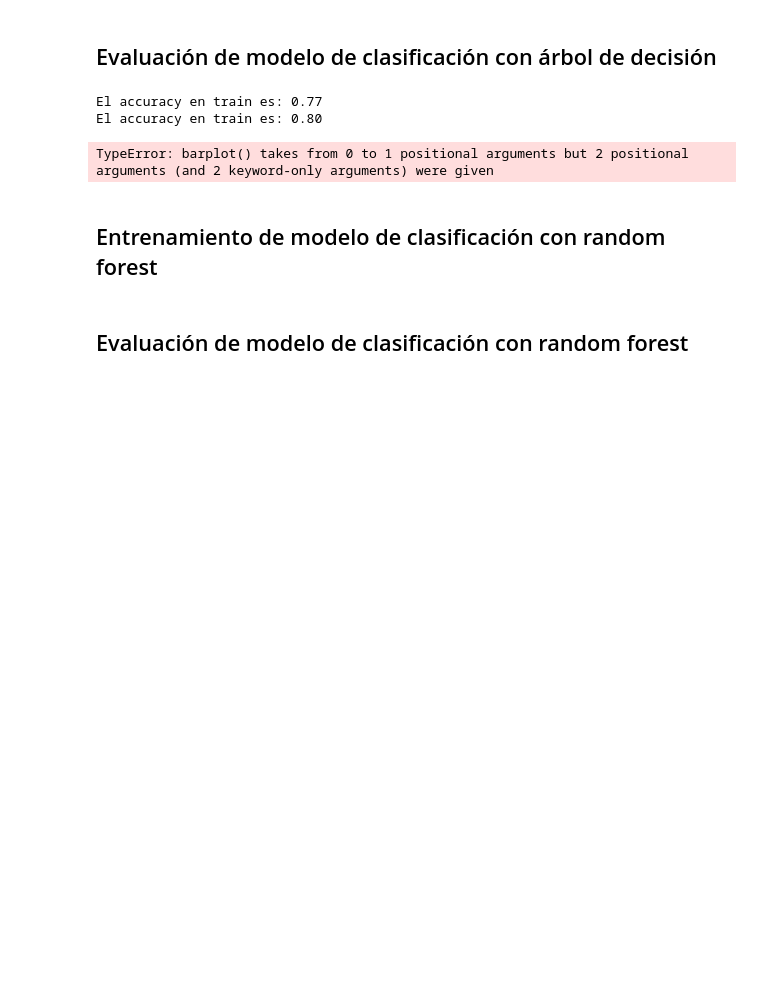
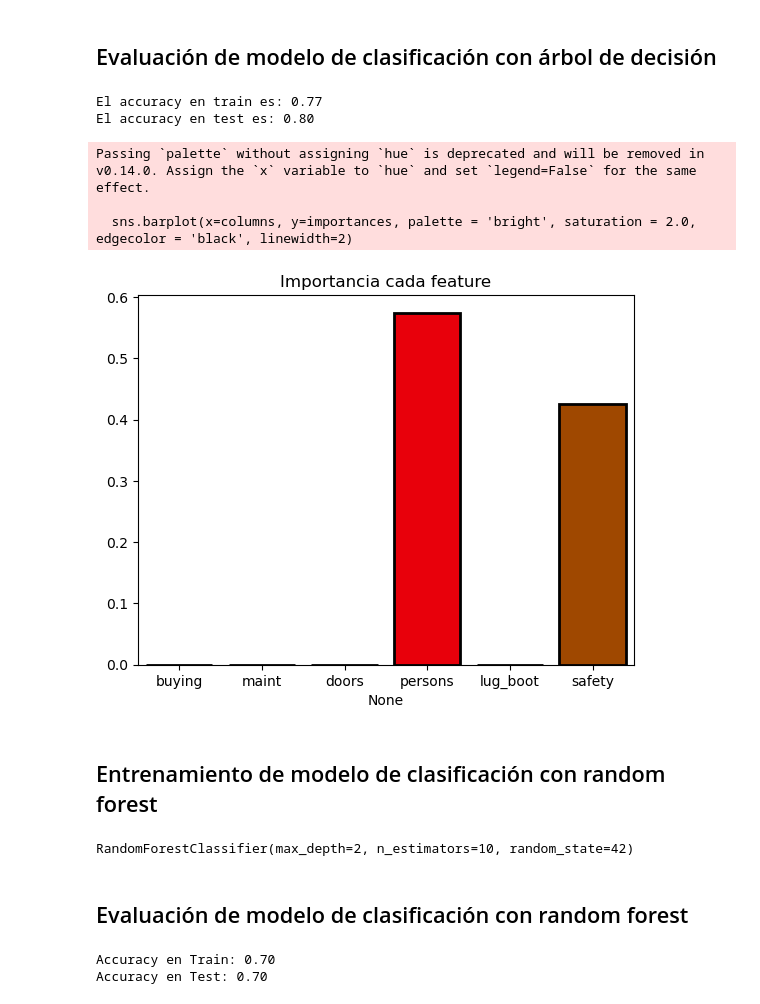
Before and after one commit to CarlosCortes2020/ScikitLearnDecTree, a Jupyter notebook: notebooks/002_decision_tree_random_forest_project_template.ipynb, the cells around one changed output. Saved outputs shown, nothing was run; the diff lists cells and outputs as text; code cells hidden in the pictures; blank space fills up the shorter version.

Commit message:
Commit with both examples of decision tree implemented

```diff
--- a/notebooks/002_decision_tree_random_forest_project_template.ipynb
+++ b/notebooks/002_decision_tree_random_forest_project_template.ipynb
@@ -178,6 +178,7 @@ y_test_pred_tree = tree.predict(X_test)
 ## Evaluación de modelo de clasificación con árbol de decisión
 # %%
 #Calculo de metricas
+#El accuracy_score nos permite calcular la exactitud de las predicciones
 from sklearn.metrics import accuracy_score
 
 #Calculo el accuracy en Train
@@ -186,25 +187,38 @@ train_accuracy_tree = accuracy_score(y_train, y_train_pred_tree)
 #Calculo el accuracy en Test
 test_accuracy_tree = accuracy_score(y_test, y_test_pred_tree)
 
+#Un valor de accuracy cercano a 1 nos indica que el modelo es bueno
 print(f'El accuracy en train es: {train_accuracy_tree:.2f}')
-print(f'El accuracy en train es: {test_accuracy_tree:.2f}')
+print(f'El accuracy en test es: {test_accuracy_tree:.2f}')
 # %% [output]
 El accuracy en train es: 0.77
-El accuracy en train es: 0.80
+El accuracy en test es: 0.80
 # %%
 #Verificamos el feature importances
+#El feature importance nos permite conocer la importancia de cada variable en el modelo
 import seaborn as sns
 
 importances = tree.feature_importances_
 columns = X.columns
-sns.barplot(columns, importances, palette='bright', saturation=2.0, edgecolor='black', linewidth=2)
+sns.barplot(x=columns, y=importances, palette = 'bright', saturation = 2.0, edgecolor = 'black', linewidth=2)
 plt.title('Importancia cada feature')
 plt.show()
 # %% [output]
-TypeError: barplot() takes from 0 to 1 positional arguments but 2 positional arguments (and 2 keyword-only arguments) were given
+Passing `palette` without assigning `hue` is deprecated and will be removed in v0.14.0. Assign the `x` variable to `hue` and set `legend=False` for the same effect.
+
+  sns.barplot(x=columns, y=importances, palette = 'bright', saturation = 2.0, edgecolor = 'black', linewidth=2)
+[figure, added]
 # %% [markdown]
 ## Entrenamiento de modelo de clasificación con random forest
 # %%
 #Importar random forest
+from sklearn.ensemble import RandomForestClassifier
+
+#Creacion del modelo
+model_rf = RandomForestClassifier(n_estimators=10, max_depth=2, random_state=42)
+#Entrenamiento
+model_rf.fit(X_train,y_train)
+# %% [output]
+RandomForestClassifier(max_depth=2, n_estimators=10, random_state=42)
 # %%
 #Calculo de las predicciones en Train y Test
@@ -212,14 +228,20 @@ TypeError: barplot() takes from 0 to 1 positional arguments but 2 positional arg
 ## Evaluación de modelo de clasificación con random forest
 # %%
 #Calculo de metricas
-
+from sklearn.metrics import accuracy_score
 
 #Calculo el accuracy en Train
-
+accuracy_train_rf = accuracy_score(y_train, y_train_pred_rf)
+print(f'Accuracy en Train: {accuracy_train_rf:.2f}')
 
 #Calculo el accuracy en Test
+accuracy_test_rf = accuracy_score(y_test, y_test_pred_rf)
+print(f'Accuracy en Test: {accuracy_test_rf:.2f}')
 
 
 #Importante: podriamos reducir el numero de estimadores para disminuir el sobreajuste del modelo.
+# %% [output]
+Accuracy en Train: 0.70
+Accuracy en Test: 0.70
 # %%
 # Visualizacion de las feature importantes
```
Also changed, not shown: parts of 6 cells of this notebook, 1 other file.
